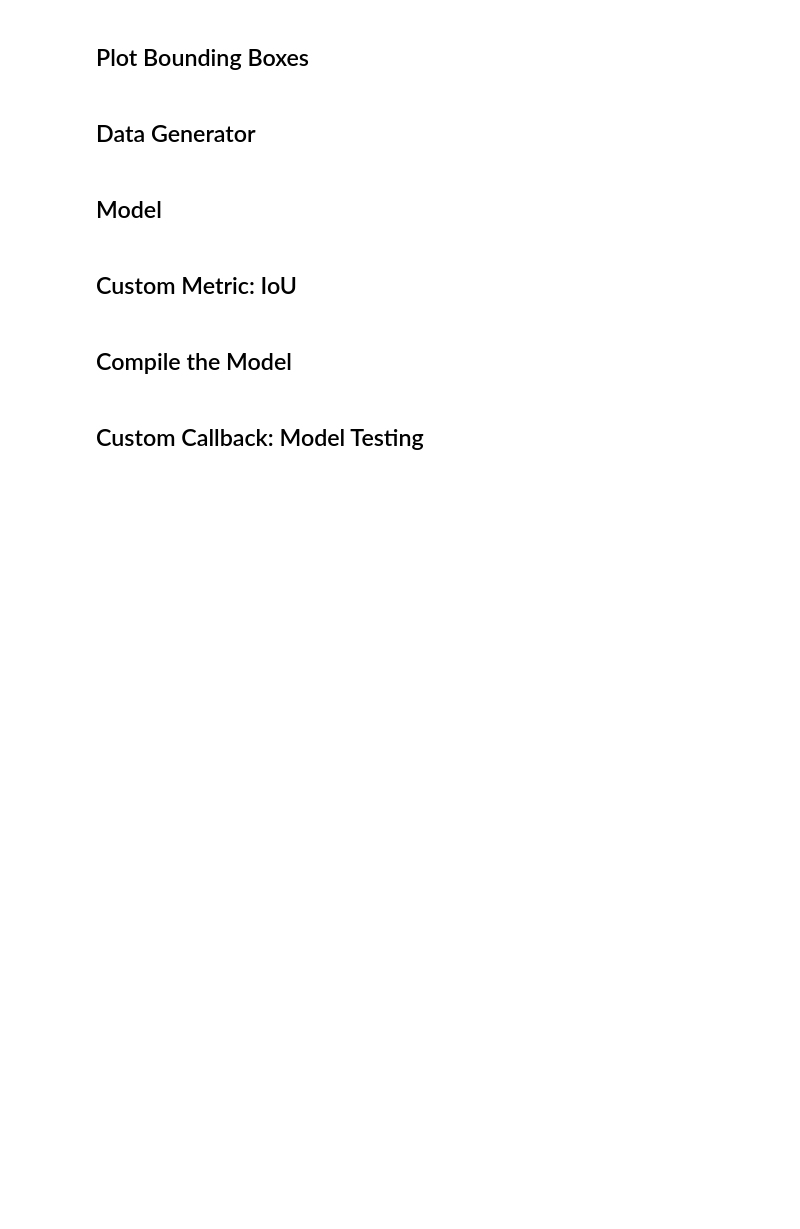
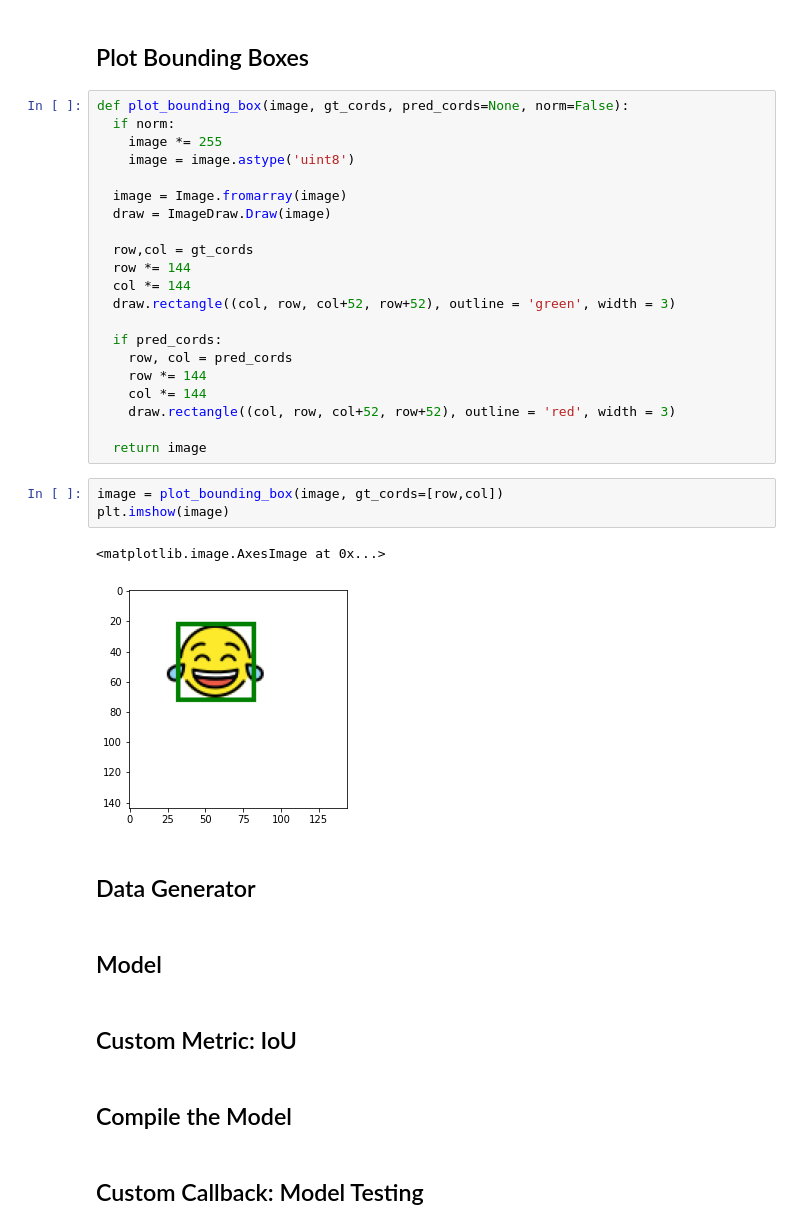
Before and after one commit to Nanangk/object_localization_with_tensorflow, a Jupyter notebook: Object_Localization_with_TensorFlow.ipynb, the cells around one changed output. Drawn from its saved outputs; the diff is of its cells as text; blank space fills up the shorter version.

Commit message:
add plot bounding box function

```diff
--- a/Object_Localization_with_TensorFlow.ipynb
+++ b/Object_Localization_with_TensorFlow.ipynb
@@ -112,5 +112,32 @@ print(class_id, row, col)
 # %% [markdown]
 ## Plot Bounding Boxes
+# %%
+def plot_bounding_box(image, gt_cords, pred_cords=None, norm=False):
+  if norm:
+    image *= 255
+    image = image.astype('uint8')
+
+  image = Image.fromarray(image)
+  draw = ImageDraw.Draw(image)
+
+  row,col = gt_cords
+  row *= 144
+  col *= 144
+  draw.rectangle((col, row, col+52, row+52), outline = 'green', width = 3)
+
+  if pred_cords:
+    row, col = pred_cords
+    row *= 144
+    col *= 144
+    draw.rectangle((col, row, col+52, row+52), outline = 'red', width = 3)
+
+  return image
+# %%
+image = plot_bounding_box(image, gt_cords=[row,col])
+plt.imshow(image)
+# %% [output]
+<matplotlib.image.AxesImage at 0x...>
+[figure, added]
 # %% [markdown]
 ## Data Generator
 # %% [markdown]
```
Also changed, not shown: parts of 2 cells of this notebook.
